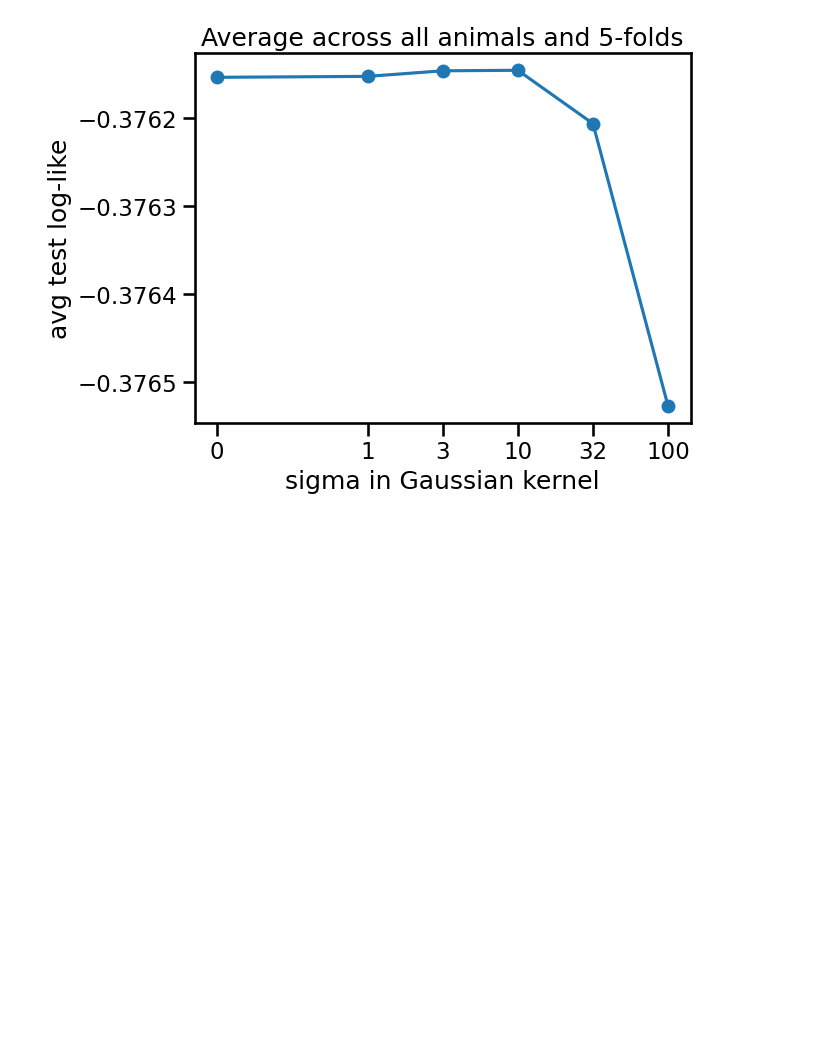
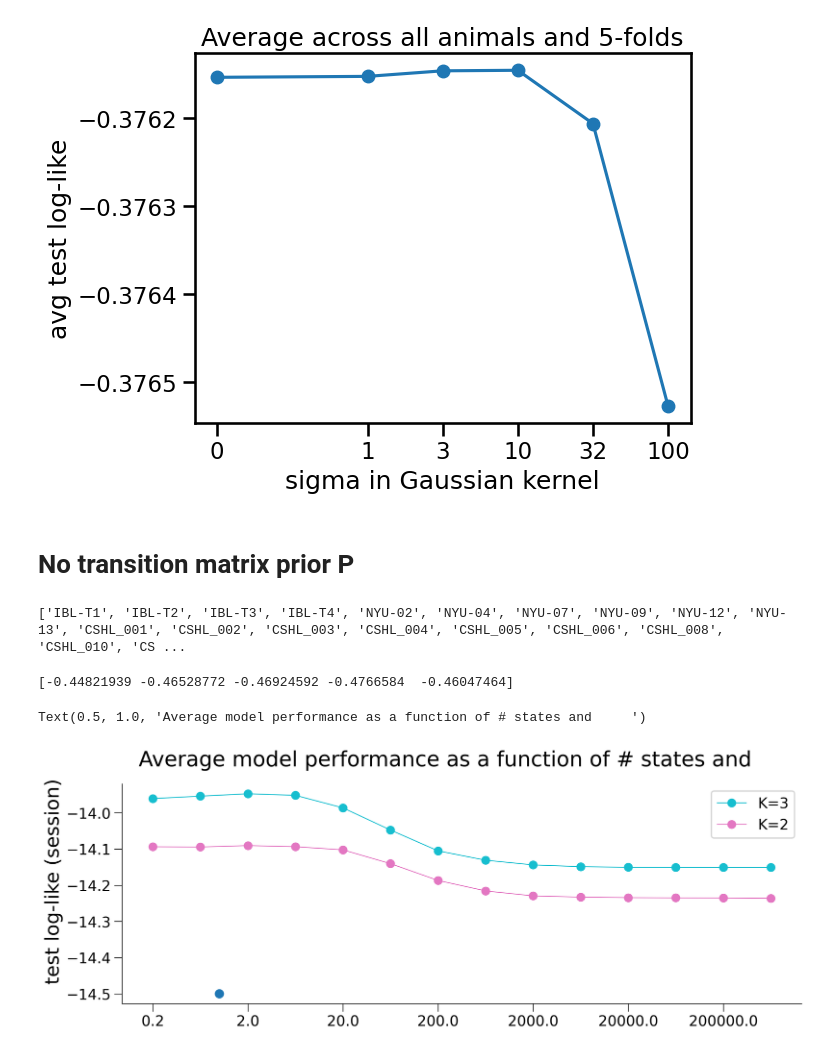
Before and after one commit to lenca56/dynamic_glmhmm, a Jupyter notebook: code/Reviews_NatureComm2.ipynb, the cells around one changed output. Cells and saved outputs as stored; diff of their text form; code cells hidden in the pictures; blank space fills up the shorter version.

Commit message:
fitting different prior P cluster

```diff
--- a/code/Reviews_NatureComm2.ipynb
+++ b/code/Reviews_NatureComm2.ipynb
@@ -839,3 +839,56 @@ axes.set_title('Average across all animals and 5-folds')
  100.        ]
 Text(0.5, 1.0, 'Average across all animals and 5-folds')
 [figure]
+# %% [markdown]
+# No transition matrix prior P
+# %%
+print(subjectsAll)
+idx0 = subjectsAll.index('CSHL_001')
+# %% [output]
+['IBL-T1', 'IBL-T2', 'IBL-T3', 'IBL-T4', 'NYU-02', 'NYU-04', 'NYU-07', 'NYU-09', 'NYU-12', 'NYU-13', 'CSHL_001', 'CSHL_002', 'CSHL_003', 'CSHL_004', 'CSHL_005', 'CSHL_006', 'CSHL_008', 'CSHL_010', 'CS ...
+# %%
+print(testLl[idx0])
+# %% [output]
+[-0.44821939 -0.46528772 -0.46924592 -0.4766584  -0.46047464]
+# %%
+# plotting test log-like as a function of alpha (intensity of Dirichlet prior on transition matrix)
+alphaList = [2*(10**x) for x in list(np.arange(-1,6,0.5,dtype=float))]
+splitFolds = 5
+signedStimulus = True
+pTanh = 5
+L2penaltyW = 0
+avg_session_length = 1000
+testLlAll = np.zeros((3, len(subjectsAll), splitFolds, len(alphaList)+1))
+testLl = np.zeros((len(subjectsAll), splitFolds))
+sessInterest = 50
+for idx in [idx0]: #range(0, len(subjectsAll)):
+    subject=subjectsAll[idx]
+    x, y, sessInd, correctSide, _ = get_mouse_design(dfAll, subject, sessStop=None, signedStimulus=signedStimulus, pTanh=pTanh) # NOT LOOKING AT FULL DATASET
+    N = x.shape[0]
+    sess = len(sessInd) - 1
+    presentTrain, presentTest = split_data(N, sessInd, folds=splitFolds, blocks=10, random_state=1)
+    stop = min(sessInterest, sess)
+    for fold in range(0, splitFolds):
+        data3 = np.load(f'../data_IBL/{subject}/{subject}_dynamicGLMHMM_CV_3-state_fold={fold}_pTanh={pTanh}_L2penaltyW={L2penaltyW}_signedStimulus={signedStimulus}.npz')
+        data2 = np.load(f'../data_IBL/{subject}/{subject}_dynamicGLMHMM_CV_2-state_fold={fold}_pTanh={pTanh}_L2penaltyW={L2penaltyW}_signedStimulus={signedStimulus}.npz')
+        testLlAll[2,idx,fold] =  data3['testLl']
+        testLlAll[1,idx,fold] =  data2['testLl']
+
+        data = np.load(f'../data_IBL/{subject}/{subject}_dynamicGLMHMM_no-prior-P_CV_3-state_fold={fold}_pTanh={pTanh}_L2penaltyW={L2penaltyW}_signedStimulus={signedStimulus}.npz')
+        testLl[idx,fold] = data['testLl']
+fig, axes = plt.subplots(1, figsize = (12,4.5), dpi=300)
+fig.tight_layout()
+for k in range(2,0,-1):
+    plot_testLl_CV_alpha(testLlAll.mean(axis=(1,2))[k] * avg_session_length, alphaList=alphaList, label=f'K={k+1}', color=colormap[k], axes=axes, alpha=1, linewidth=1)
+axes.scatter(0, testLl.mean(axis=(0,1)) * avg_session_length)
+axes.set_ylabel("    test log-like (session)", size=22)
+axes.set_xlabel('')
+axes.spines[['right', 'top']].set_visible(False)
+axes.spines[['left', 'bottom']].set_linewidth(0.75)
+axes.xaxis.set_tick_params(width=0.75)
+axes.yaxis.set_tick_params(width=0.75)
+axes.set_title('Average model performance as a function of # states and     ', size=24, pad=20)
+# plt.savefig(f'../figures/TestLl_vs_states_alpha_all-animals.eps', format='eps', bbox_inches='tight', dpi=300)
+# %% [output]
+Text(0.5, 1.0, 'Average model performance as a function of # states and     ')
+[figure, added]
```
Also changed, not shown: parts of 1 cell of this notebook, 7 other files.
